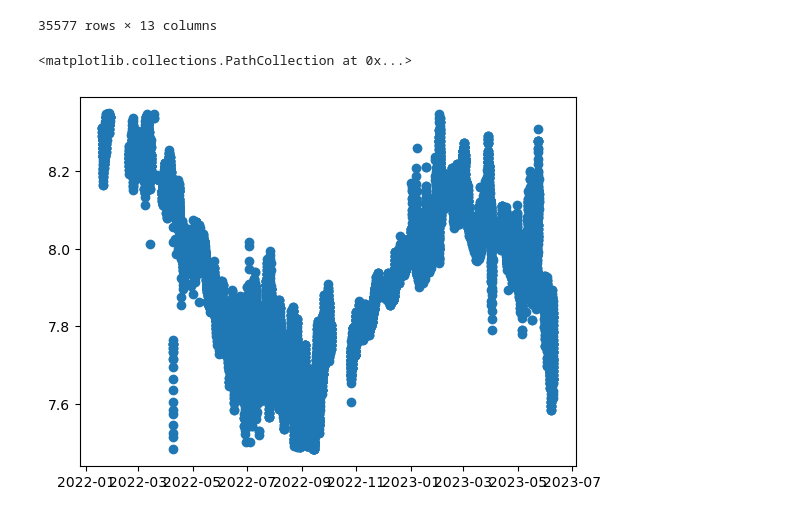
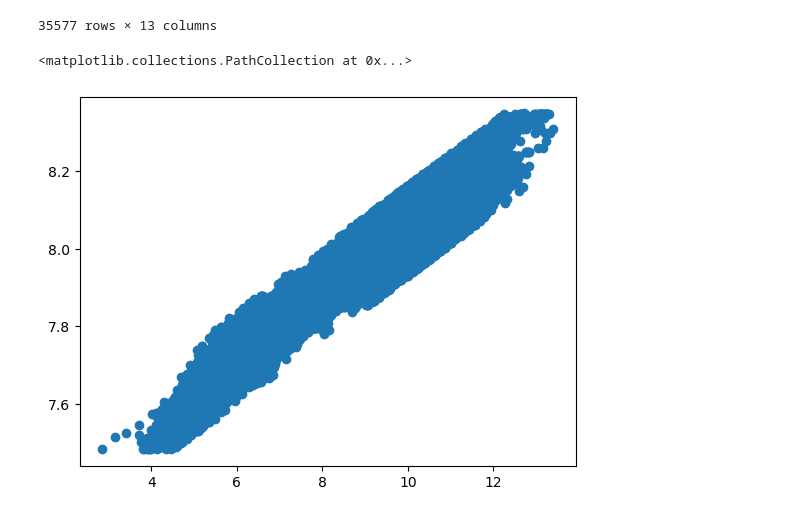
Before and after one commit to abby-baskind/phyto, a Jupyter notebook: QAQC_TimeSeries.ipynb, the cells around one changed output. Cells and saved outputs as stored; diff of their text form; code cells hidden in the pictures.

```diff
--- a/QAQC_TimeSeries.ipynb
+++ b/QAQC_TimeSeries.ipynb
@@ -515,7 +515,7 @@ hydrocat720
 | 35576 | 2023-06-09T23:46:29.000Z | 06/09/2023 23:45:00 | 16.4020 | 38.1132 | 7.684 | ... |
 35577 rows × 13 columns
 # %%
-plt.scatter(hydrocat720['DateTime'], hydrocat720['pH total'])
+plt.scatter(hydrocat720['hydrocatDissOxygen'], hydrocat720['pH total'])
 # %% [output]
 <matplotlib.collections.PathCollection at 0x...>
-[figure, old version]
+[figure, new version]
```
Also changed, not shown: parts of 1 cell of this notebook, 2 other files.
